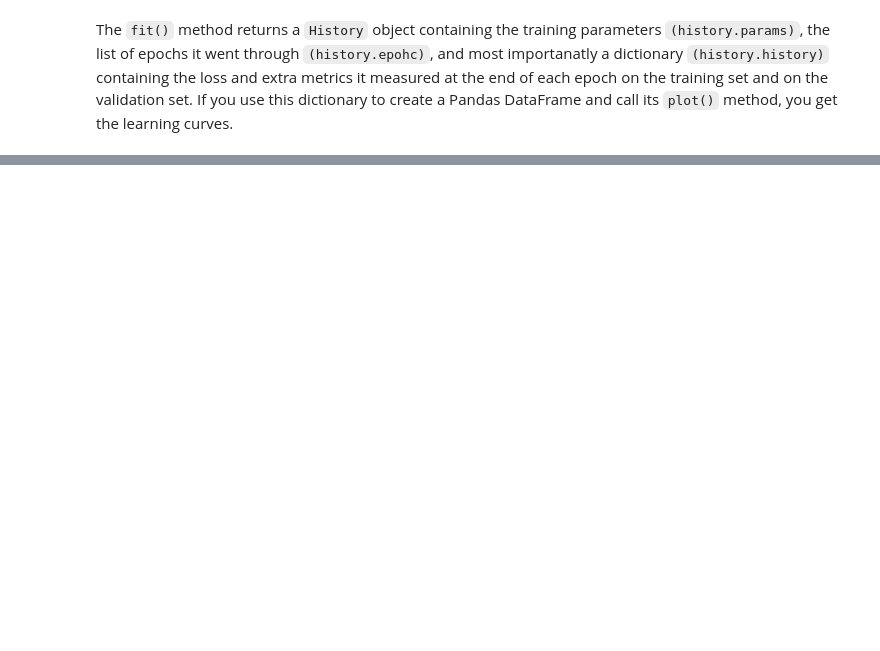
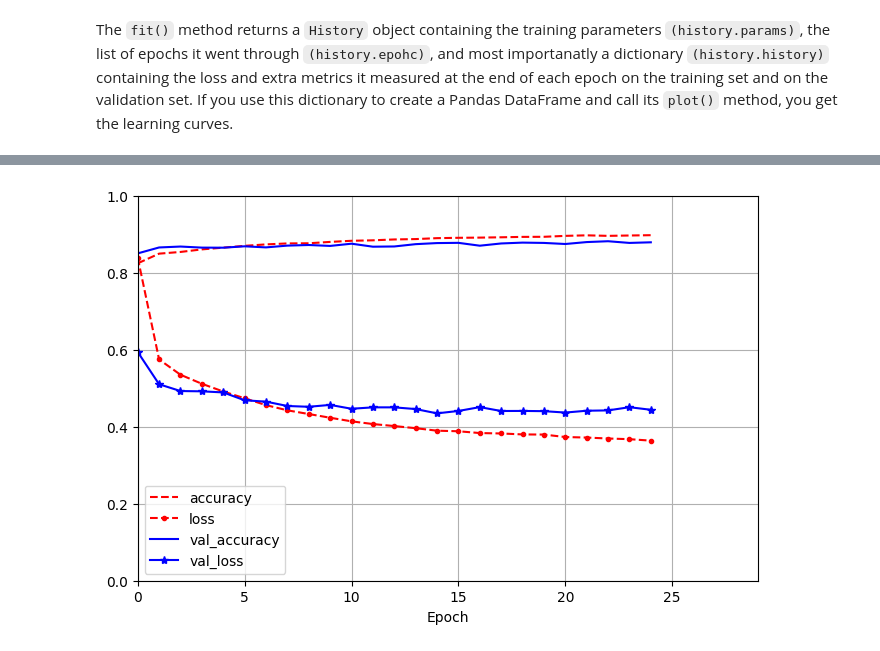
Before and after one commit to Srourrzan/AI_refresher, a Jupyter notebook: ANN.ipynb, the cells around one changed output, grey strips where cells are left out. Drawn from its saved outputs; the diff is of its cells as text; code cells hidden in the pictures; blank space fills up the shorter version.

```diff
--- a/ANN.ipynb
+++ b/ANN.ipynb
@@ -206,0 +262,31 @@ The model is now Over Fitting, so
+# %%
+# Try Weight Regularization (L2) to reduce overfitting
+# It adds penality to the loss function based on the size of the weigths.
+# It prevents any single weight from becoming too large,
+# which usually happens when the model is "memorizing" specific training pixels.
+
+l2_reg = tf.keras.regularizers.l2(0.001);
+
+model = tf.keras.Sequential([
+    tf.keras.layers.Flatten(input_shape=[28, 28]),
+    tf.keras.layers.BatchNormalization(),
+    tf.keras.layers.Dense(300, activation="relu", kernel_regularizer=l2_reg),
+    tf.keras.layers.BatchNormalization(),
+    tf.keras.layers.Dense(100, activation="relu", kernel_regularizer=l2_reg),
+    tf.keras.layers.BatchNormalization(),
+    tf.keras.layers.Dense(10,  activation="softmax")
+]);
+
+model.compile(
+    loss="sparse_categorical_crossentropy",
+    optimizer=tf.keras.optimizers.Adam(learning_rate=0.001),
+    metrics=['accuracy']
+);
+
+history3 = model.fit(
+    X_train,
+    y_train,
+    epochs=100,
+    validation_data=(X_valid, y_valid),
+    callbacks=[early_stopping_cb]
+);
@@ -206,0 +311,12 @@ The model is now Over Fitting, so
+# %%
+pd.DataFrame(history3.history).plot(
+    figsize=(8, 5),
+    xlim=[0, 29],
+    ylim=[0, 1],
+    grid=True,
+    xlabel="Epoch",
+    style=["r--", "r--.", "b-", "b-*"]
+);
+plt.show();
+# %% [output]
+[figure, added]
```
Also changed, not shown: parts of 15 cells of this notebook.
